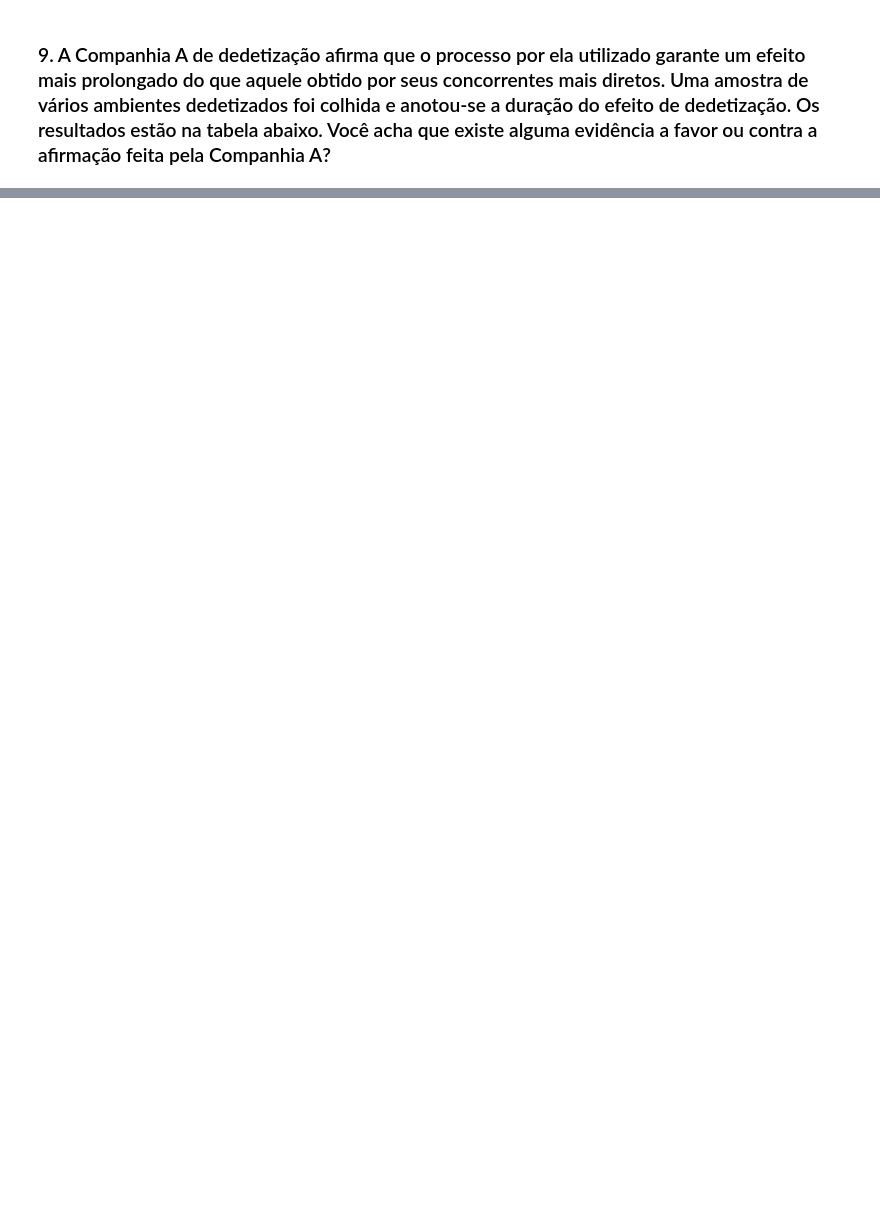
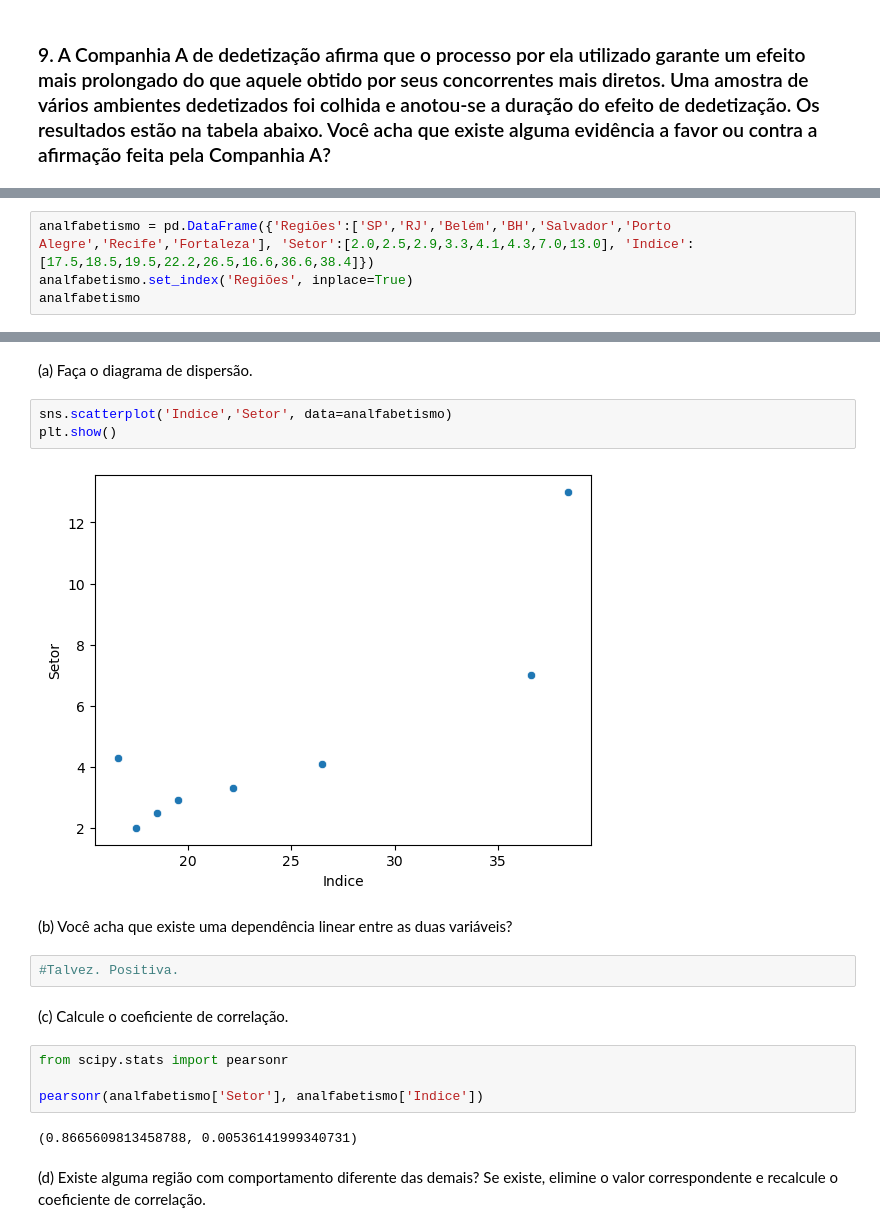
Before and after one commit to msbrasil/Estatistica, a Jupyter notebook: estatistica-basica/Capítulo 4.ipynb, the cells around one changed output, grey strips where cells are left out. Saved outputs shown, nothing was run; the diff lists cells and outputs as text; blank space fills up the shorter version.

```diff
--- a/estatistica-basica/Capítulo 4.ipynb
+++ b/estatistica-basica/Capítulo 4.ipynb
@@ -320,0 +386,4 @@ sum(dfc_educ_reg['capital'].values + dfc_educ_reg['interior'].values + dfc_educ_
+# %%
+analfabetismo = pd.DataFrame({'Regiões':['SP','RJ','Belém','BH','Salvador','Porto Alegre','Recife','Fortaleza'], 'Setor':[2.0,2.5,2.9,3.3,4.1,4.3,7.0,13.0], 'Indice':[17.5,18.5,19.5,22.2,26.5,16.6,36.6,38.4]})
+analfabetismo.set_index('Regiões', inplace=True)
+analfabetismo
@@ -320,0 +401,21 @@ sum(dfc_educ_reg['capital'].values + dfc_educ_reg['interior'].values + dfc_educ_
+# %% [markdown]
+(a) Faça o diagrama de dispersão.
+# %%
+sns.scatterplot('Indice','Setor', data=analfabetismo)
+plt.show()
+# %% [output]
+[figure, added]
+# %% [markdown]
+(b) Você acha que existe uma dependência linear entre as duas variáveis?
+# %%
+#Talvez. Positiva.
+# %% [markdown]
+(c) Calcule o coeficiente de correlação.
+# %%
+from scipy.stats import pearsonr
+
+pearsonr(analfabetismo['Setor'], analfabetismo['Indice'])
+# %% [output]
+(0.8665609813458788, 0.00536141999340731)
+# %% [markdown]
+(d) Existe alguma região com comportamento diferente das demais? Se existe, elimine o valor correspondente e recalcule o coeficiente de correlação.
```
Also changed, not shown: parts of 54 cells of this notebook, 2 other files.
